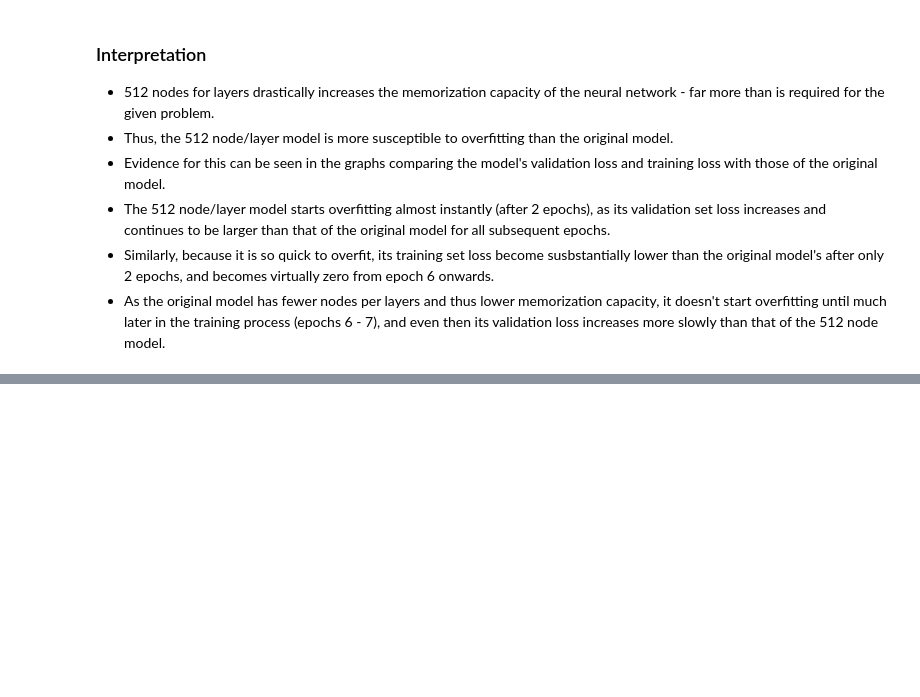
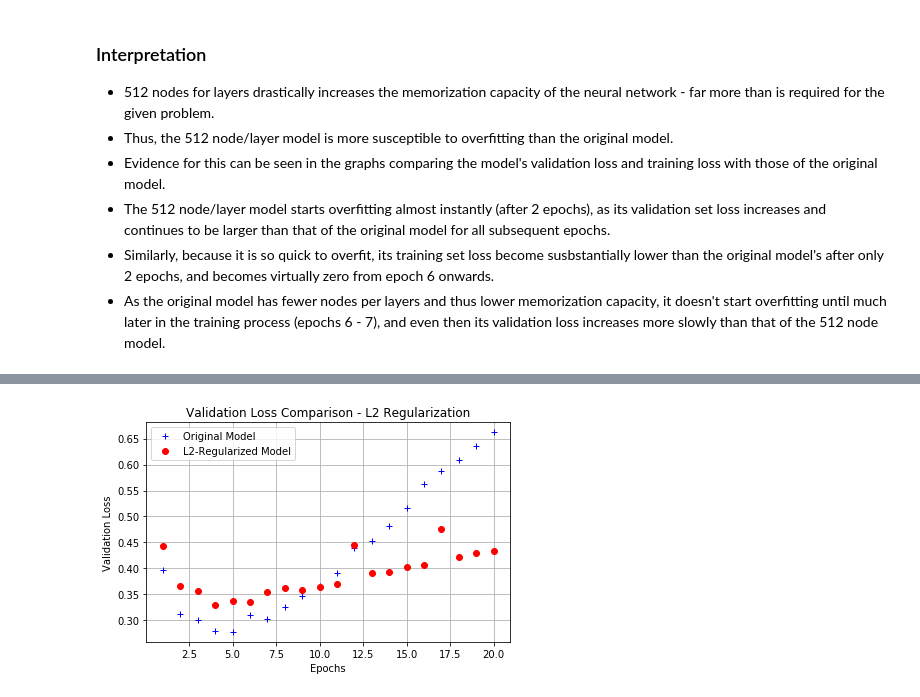
Before and after one commit to SMS-NED16/FYP-DL, a Jupyter notebook: Dl-Python-Book/chapter_4/4_1_Regularization_Repeat.ipynb, the cells around one changed output, grey strips where cells are left out. Drawn from its saved outputs; the diff is of its cells as text; code cells hidden in the pictures; blank space fills up the shorter version.

Commit message:
Add L2 regularization code and visualization.

```diff
--- a/Dl-Python-Book/chapter_4/4_1_Regularization_Repeat.ipynb
+++ b/Dl-Python-Book/chapter_4/4_1_Regularization_Repeat.ipynb
@@ -161,0 +169,26 @@ plt.title('Training Loss Comparison - 512 Nodes/Layer'); plt.tight_layout(); plt
+# %%
+# Creating a model with L2 regularization
+from keras import regularizers
+
+# Instantiate and add layers
+model_L2 = models.Sequential()
+# Every coeff in weight matrix will add 0.001 * weight_coefficient^2 to total loss
+model_L2.add(layers.Dense(16, kernel_regularizer=regularizers.l2(0.001), activation='relu',
+                          input_shape=(10000,)))
+model_L2.add(layers.Dense(16, kernel_regularizer=regularizers.l2(0.001), activation='relu'))
+model_L2.add(layers.Dense(1, activation='sigmoid'))
+
+# Compule
+model_L2.compile(optimizer='rmsprop', loss='binary_crossentropy', metrics=['accuracy'])
+# %%
+model_L2_hist = train_model(model_L2, verbose_flag=0)
+# %%
+# Plot its validation loss - actual testing loss will be much lower because of regularization
+plt.figure(figsize=(6,4))
+epochs = range(1, len(model_L2_hist.history['val_loss']) + 1)
+plt.plot(epochs, org_model_hist.history['val_loss'], 'b+', label='Original Model')
+plt.plot(epochs, model_L2_hist.history['val_loss'], 'ro', label=str('L2-Regularized Model'))
+plt.legend(); plt.grid(True); plt.xlabel('Epochs'); plt.ylabel('Validation Loss')
+plt.title('Validation Loss Comparison - L2 Regularization'); plt.tight_layout(); plt.show();
+# %% [output]
+[figure, added]
```
Also changed, not shown: parts of 2 cells of this notebook, 1 other file.
